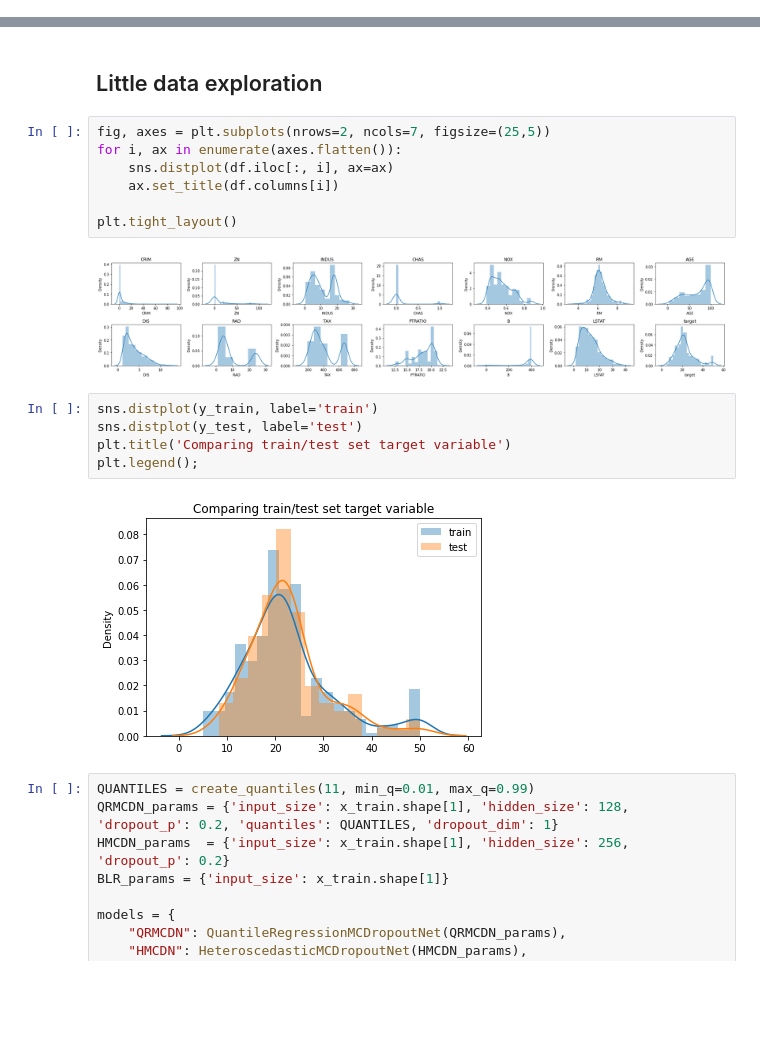
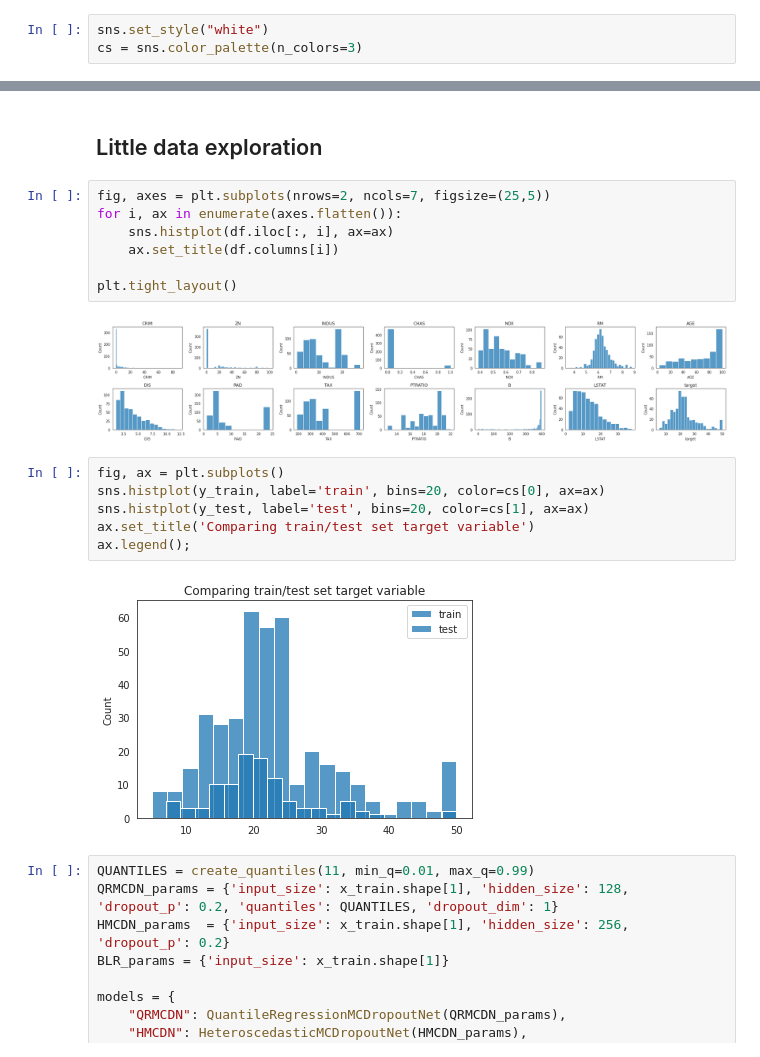
Before and after one commit to YuRiTan/prediction-uncertainty, a Jupyter notebook: notebooks/3.0_boston_housing_comparison.ipynb, the cells around one changed output, grey strips where cells are left out. Saved outputs shown, nothing was run; the diff lists cells and outputs as text; blank space fills up the shorter version.

```diff
--- a/notebooks/3.0_boston_housing_comparison.ipynb
+++ b/notebooks/3.0_boston_housing_comparison.ipynb
@@ -22,6 +22,9 @@ from src.models.quantile_utils import create_quantiles
 %autoreload 2
 # %% [output]
 WARNING (theano.tensor.blas): Using NumPy C-API based implementation for BLAS functions.
+# %%
+sns.set_style("white")
+cs = sns.color_palette(n_colors=3)
 # %% [markdown]
 Loading the data
 # %%
@@ -33,19 +36,20 @@ x_train, x_test, y_train, y_test = load_boston_dataset()
 # %%
 fig, axes = plt.subplots(nrows=2, ncols=7, figsize=(25,5))
 for i, ax in enumerate(axes.flatten()):
-    sns.distplot(df.iloc[:, i], ax=ax)
+    sns.histplot(df.iloc[:, i], ax=ax)
     ax.set_title(df.columns[i])
 
 plt.tight_layout()
 # %% [output]
-[figure, old version]
+[figure, new version]
 # %%
-sns.distplot(y_train, label='train')
-sns.distplot(y_test, label='test')
-plt.title('Comparing train/test set target variable')
-plt.legend();
+fig, ax = plt.subplots()
+sns.histplot(y_train, label='train', bins=20, color=cs[0], ax=ax)
+sns.histplot(y_test, label='test', bins=20, color=cs[1], ax=ax)
+ax.set_title('Comparing train/test set target variable')
+ax.legend();
 # %% [output]
-[figure, old version]
+[figure, new version]
 # %%
 QUANTILES = create_quantiles(11, min_q=0.01, max_q=0.99)
 QRMCDN_params = {'input_size': x_train.shape[1], 'hidden_size': 128, 'dropout_p': 0.2, 'quantiles': QUANTILES, 'dropout_dim': 1}
```
Also changed, not shown: parts of 7 cells of this notebook, 1 other file.
